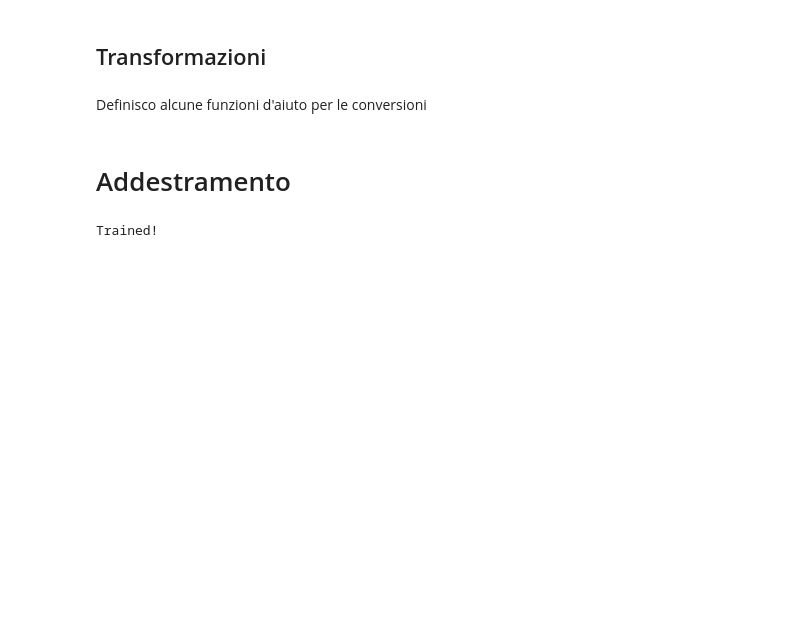
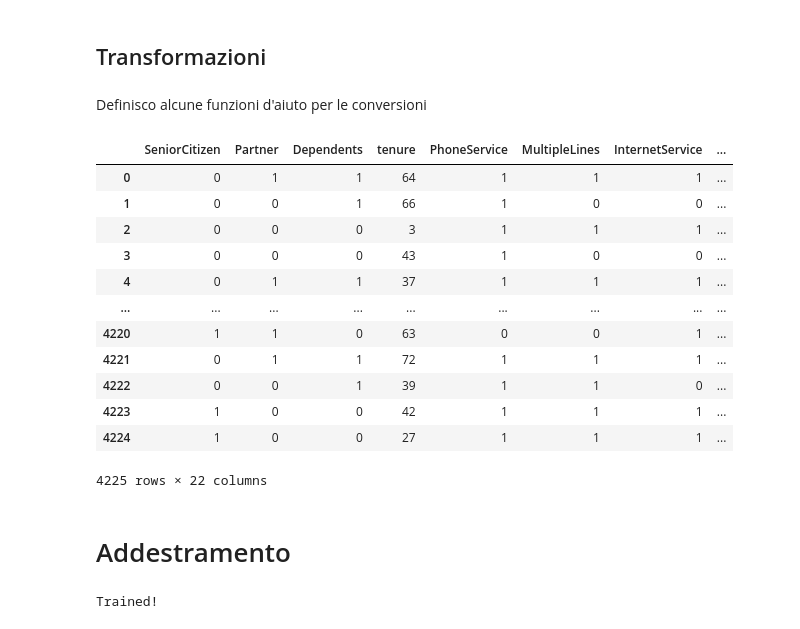
Before and after one commit to muccijacopo/TelcoChurn-Challenge-AI, a Jupyter notebook: training.ipynb, the cells around one changed output. Cells and saved outputs as stored; diff of their text form; code cells hidden in the pictures; blank space fills up the shorter version.

```diff
--- a/training.ipynb
+++ b/training.ipynb
@@ -298,9 +292,25 @@ except:
 # %%
 train_X = train.drop(columns="Churn")
 train_y = train.Churn
 
 test_X = test.drop(columns="Churn")
 test_y = test.Churn
+
+train_X
+# %% [output]
+|  | SeniorCitizen | Partner | Dependents | tenure | PhoneService | MultipleLines | InternetService | ... |
+| 0 | 0 | 1 | 1 | 64 | 1 | 1 | 1 | ... |
+| 1 | 0 | 0 | 1 | 66 | 1 | 0 | 0 | ... |
+| 2 | 0 | 0 | 0 | 3 | 1 | 1 | 1 | ... |
+| 3 | 0 | 0 | 0 | 43 | 1 | 0 | 0 | ... |
+| 4 | 0 | 1 | 1 | 37 | 1 | 1 | 1 | ... |
+| ... | ... | ... | ... | ... | ... | ... | ... | ... |
+| 4220 | 1 | 1 | 0 | 63 | 0 | 0 | 1 | ... |
+| 4221 | 0 | 1 | 1 | 72 | 1 | 1 | 1 | ... |
+| 4222 | 0 | 0 | 1 | 39 | 1 | 1 | 0 | ... |
+| 4223 | 1 | 0 | 0 | 42 | 1 | 1 | 1 | ... |
+| 4224 | 1 | 0 | 0 | 27 | 1 | 1 | 1 | ... |
+4225 rows × 22 columns
 # %% [markdown]
 # Addestramento
 # %%
```
Also changed, not shown: parts of 4 cells of this notebook, 1 other file.
